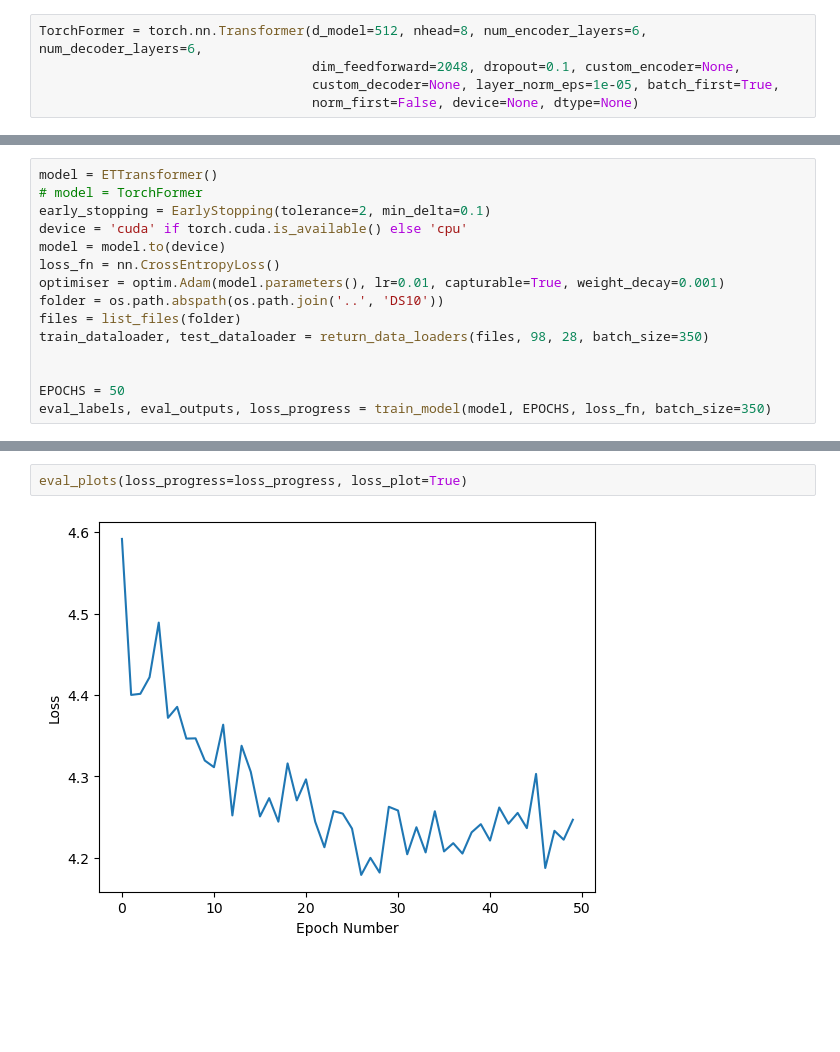
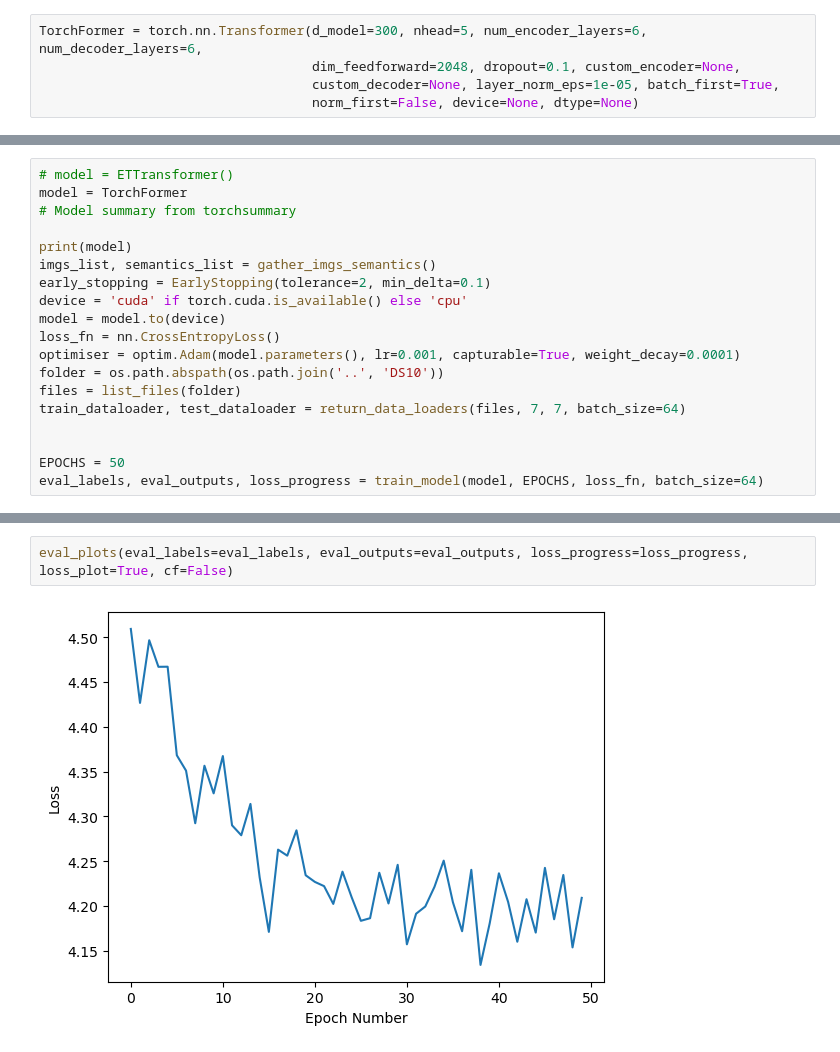
Before and after one commit to tcdolmans/Eye4AI, a Jupyter notebook: models/ETMLP.ipynb, the cells around one changed output, grey strips where cells are left out. Drawn from its saved outputs; the diff is of its cells as text; blank space fills up the shorter version.

```diff
--- a/models/ETMLP.ipynb
+++ b/models/ETMLP.ipynb
@@ -198,5 +518,5 @@ class ETTransformer(nn.Module):
 # %%
-TorchFormer = torch.nn.Transformer(d_model=512, nhead=8, num_encoder_layers=6, num_decoder_layers=6,
+TorchFormer = torch.nn.Transformer(d_model=300, nhead=5, num_encoder_layers=6, num_decoder_layers=6,
                                    dim_feedforward=2048, dropout=0.1, custom_encoder=None,
                                    custom_decoder=None, layer_norm_eps=1e-05, batch_first=True,
                                    norm_first=False, device=None, dtype=None)
@@ -341,16 +523,20 @@ def eval_plots(eval_labels=None, eval_outputs=None, loss_progress=None, cf=False
 # %%
-model = ETTransformer()
-# model = TorchFormer
+# model = ETTransformer()
+model = TorchFormer
+# Model summary from torchsummary
+
+print(model)
+imgs_list, semantics_list = gather_imgs_semantics()
 early_stopping = EarlyStopping(tolerance=2, min_delta=0.1)
 device = 'cuda' if torch.cuda.is_available() else 'cpu'
 model = model.to(device)
 loss_fn = nn.CrossEntropyLoss()
-optimiser = optim.Adam(model.parameters(), lr=0.01, capturable=True, weight_decay=0.001)
+optimiser = optim.Adam(model.parameters(), lr=0.001, capturable=True, weight_decay=0.0001)
 folder = os.path.abspath(os.path.join('..', 'DS10'))
 files = list_files(folder)
-train_dataloader, test_dataloader = return_data_loaders(files, 98, 28, batch_size=350)
+train_dataloader, test_dataloader = return_data_loaders(files, 7, 7, batch_size=64)
 
 
 EPOCHS = 50
-eval_labels, eval_outputs, loss_progress = train_model(model, EPOCHS, loss_fn, batch_size=350)
+eval_labels, eval_outputs, loss_progress = train_model(model, EPOCHS, loss_fn, batch_size=64)
 # %% [output]
@@ -364,4 +563,4 @@ print(max(top5_acc))
 # %%
-eval_plots(loss_progress=loss_progress, loss_plot=True)
+eval_plots(eval_labels=eval_labels, eval_outputs=eval_outputs, loss_progress=loss_progress, loss_plot=True, cf=False)
 # %% [output]
-[figure, old version]
+[figure, new version]
```
Also changed, not shown: parts of 15 cells of this notebook, 15 other files.
